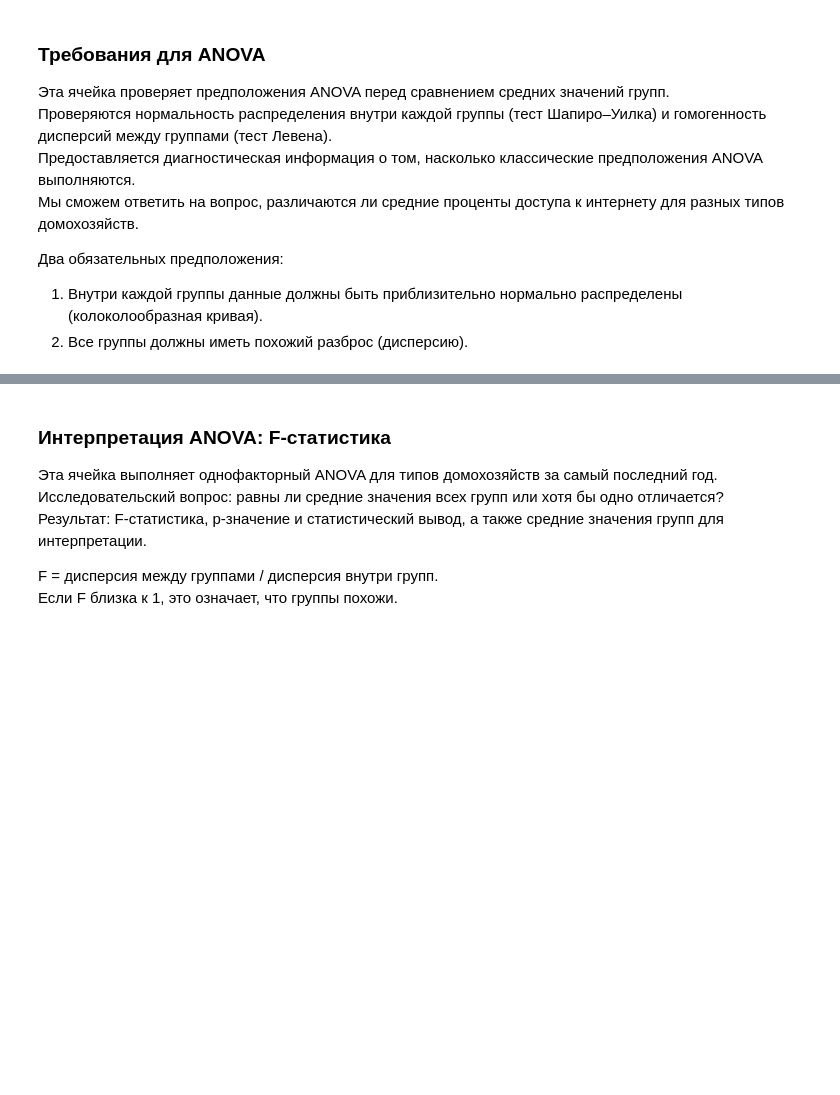
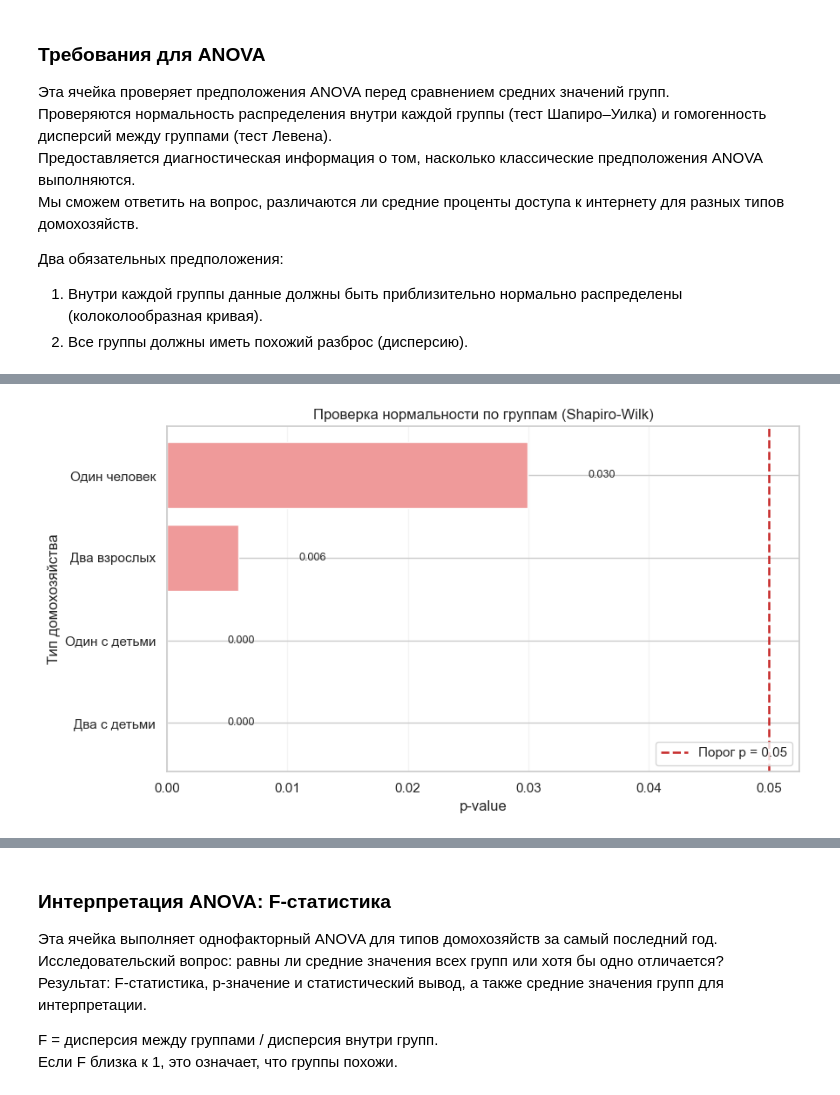
Before and after one commit to slendchat/MStAD, a Jupyter notebook: ind01.ipynb, the cells around one changed output, grey strips where cells are left out. Drawn from its saved outputs; the diff is of its cells as text; code cells hidden in the pictures; blank space fills up the shorter version.

```diff
--- a/ind01.ipynb
+++ b/ind01.ipynb
@@ -798,20 +798,94 @@ display(
 1. Внутри каждой группы данные должны быть приблизительно нормально распределены (колоколообразная кривая).
 2. Все группы должны иметь похожий разброс (дисперсию).
 # %%
-# Checking ANOVA assumptions
-anova_groups = [g["internet_access_pct"].values for _, g in df_latest.groupby("household_type")] # creating the groups
+# Проверка предпосылок ANOVA
 
-# Normality by groups (Shapiro-Wilk)
+alpha = 0.05
+
+type_labels_ru = {
+    "Single person": "Один человек",
+    "Single person with dependent children": "Один с детьми",
+    "Two adults": "Два взрослых",
+    "Two adults with dependent children": "Два с детьми",
+    "Total": "Итого",
+}
+
+df_anova = df_latest[df_latest["household_type"] != "Total"].copy()
+df_anova["Тип домохозяйства"] = df_anova["household_type"].map(type_labels_ru).fillna(df_anova["household_type"])
+
+# Группы для ANOVA
+anova_groups = [g["internet_access_pct"].values for _, g in df_anova.groupby("Тип домохозяйства")]
+
+# --- 1) Shapiro-Wilk по группам ---
 shapiro_rows = []
-for name, g in df_latest.groupby("household_type"): # tesing normality (do the values look like normal distribution)
+for name, g in df_anova.groupby("Тип домохозяйства"):
     stat, pval = stats.shapiro(g["internet_access_pct"])
-    shapiro_rows.append({"household_type": name, "n": len(g), "W": stat, "p_value": pval})
-shapiro_df = pd.DataFrame(shapiro_rows).sort_values("household_type")
+    shapiro_rows.append({
+        "Тип домохозяйства": name,
+        "n": len(g),
+        "W (Шапиро)": stat,
+        "p-value": pval,
+        "Нормальность (p>=0.05)": "Да" if pval >= alpha else "Нет"
+    })
 
-# Homogeneity of variances (Levene) equality of variance
+shapiro_df = (
+    pd.DataFrame(shapiro_rows)
+    .sort_values("p-value", ascending=True)
+    .reset_index(drop=True)
+)
+
+# --- 2) Levene ---
 lev_stat, lev_p = stats.levene(*anova_groups, center="median")
+levene_ok = "Да" if lev_p >= alpha else "Нет"
 
-print("Shapiro-Wilk by groups:")
-display(shapiro_df)
-print(f"Levene: stat={lev_stat:.4f}, p-value={lev_p:.6g}")
+# --- 3) Вывод таблицы ---
+print("Проверка предпосылок ANOVA (α = 0.05)")
+display(
+    shapiro_df.style
+    .background_gradient(cmap="Blues", subset=["W (Шапиро)", "p-value"])
+    .set_caption("Нормальность по группам (тест Шапиро–Уилка)")
+    .format({"W (Шапиро)": "{:.4f}", "p-value": "{:.4g}"})
+)
+
+levene_df = pd.DataFrame([{
+    "Тест": "Левена (гомогенность дисперсий)",
+    "Статистика": lev_stat,
+    "p-value": lev_p,
+    "Гомогенность (p>=0.05)": levene_ok
+}])
+
+display(
+    levene_df.style
+    .background_gradient(cmap="Blues", subset=["Статистика", "p-value"])
+    .set_caption("Равенство дисперсий между группами")
+    .format({"Статистика": "{:.4f}", "p-value": "{:.4g}"})
+)
+
+# --- 4) Наглядный график p-value по Шапиро ---
+plt.figure(figsize=(9, 5))
+plot_df = shapiro_df.sort_values("p-value", ascending=True)
+
+bars = plt.barh(
+    plot_df["Тип домохозяйства"],
+    plot_df["p-value"],
+    color=["#64b5f6" if p >= alpha else "#ef9a9a" for p in plot_df["p-value"]]
+)
+
+plt.axvline(alpha, color="#c62828", linestyle="--", linewidth=1.8, label="Порог p = 0.05")
+plt.title("Проверка нормальности по группам (Shapiro-Wilk)")
+plt.xlabel("p-value")
+plt.ylabel("Тип домохозяйства")
+plt.legend(loc="lower right")
+plt.grid(axis="x", alpha=0.2)
+
+for bar, p in zip(bars, plot_df["p-value"]):
+    plt.text(bar.get_width() + 0.005, bar.get_y() + bar.get_height()/2, f"{p:.3f}", va="center", fontsize=9)
+
+plt.tight_layout()
+plt.show()
+
+# --- 5) Короткий итог ---
+n_non_normal = (shapiro_df["Нормальность (p>=0.05)"] == "Нет").sum()
+print(f"Итог по Шапиро: групп с отклонением от нормальности = {n_non_normal} из {len(shapiro_df)}.")
+print(f"Итог по Левену: гомогенность дисперсий = {levene_ok} (p = {lev_p:.4g}).")
 # %% [output]
@@ -825,0 +902 @@ Levene: stat=12.7731, p-value=4.71728e-09
+[figure, added]
```
Also changed, not shown: parts of 10 cells of this notebook, 1 other file.
